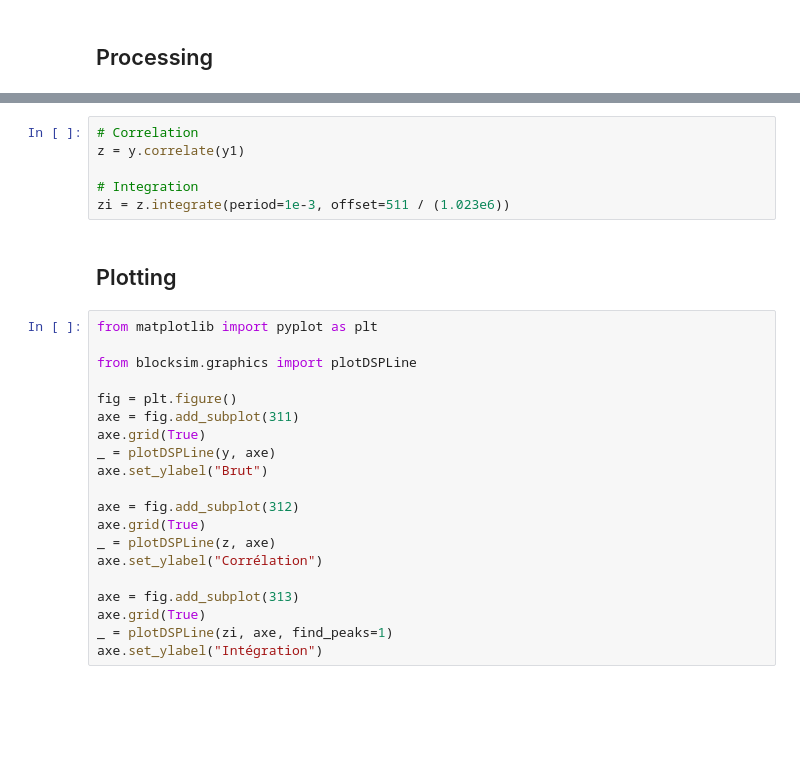
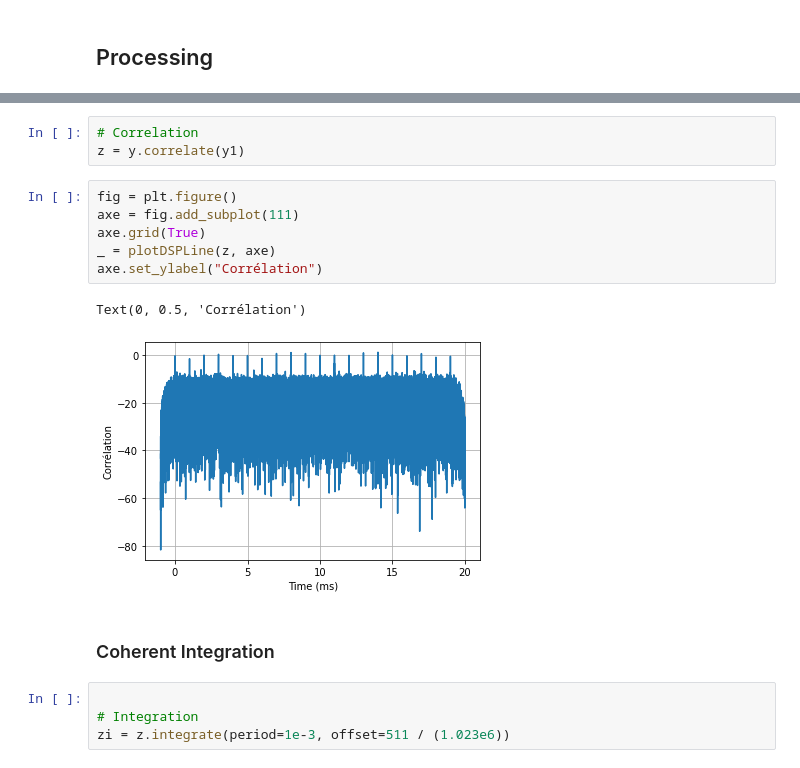
Before and after one commit to ydethe/blocksim, a Jupyter notebook: examples/example_prn_processing.ipynb, the cells around one changed output, grey strips where cells are left out. Drawn from its saved outputs; the diff is of its cells as text; blank space fills up the shorter version.

```diff
--- a/examples/example_prn_processing.ipynb
+++ b/examples/example_prn_processing.ipynb
@@ -16,28 +30,18 @@ y = y.applyGaussianNoise(pwr=200)
+# %%
+# Correlation
+z = y.correlate(y1)
+# %%
+fig = plt.figure()
+axe = fig.add_subplot(111)
+axe.grid(True)
+_ = plotDSPLine(z, axe)
+axe.set_ylabel("Corrélation")
+# %% [output]
+Text(0, 0.5, 'Corrélation')
+[figure, added]
+# %% [markdown]
+### Coherent Integration
 # %%
-# Correlation
-z = y.correlate(y1)
 
 # Integration
 zi = z.integrate(period=1e-3, offset=511 / (1.023e6))
-# %% [markdown]
-## Plotting
-# %%
-from matplotlib import pyplot as plt
-
-from blocksim.graphics import plotDSPLine
-
-fig = plt.figure()
-axe = fig.add_subplot(311)
-axe.grid(True)
-_ = plotDSPLine(y, axe)
-axe.set_ylabel("Brut")
-
-axe = fig.add_subplot(312)
-axe.grid(True)
-_ = plotDSPLine(z, axe)
-axe.set_ylabel("Corrélation")
-
-axe = fig.add_subplot(313)
-axe.grid(True)
-_ = plotDSPLine(zi, axe, find_peaks=1)
-axe.set_ylabel("Intégration")
```
Also changed, not shown: parts of 4 cells of this notebook, 9 other files.
